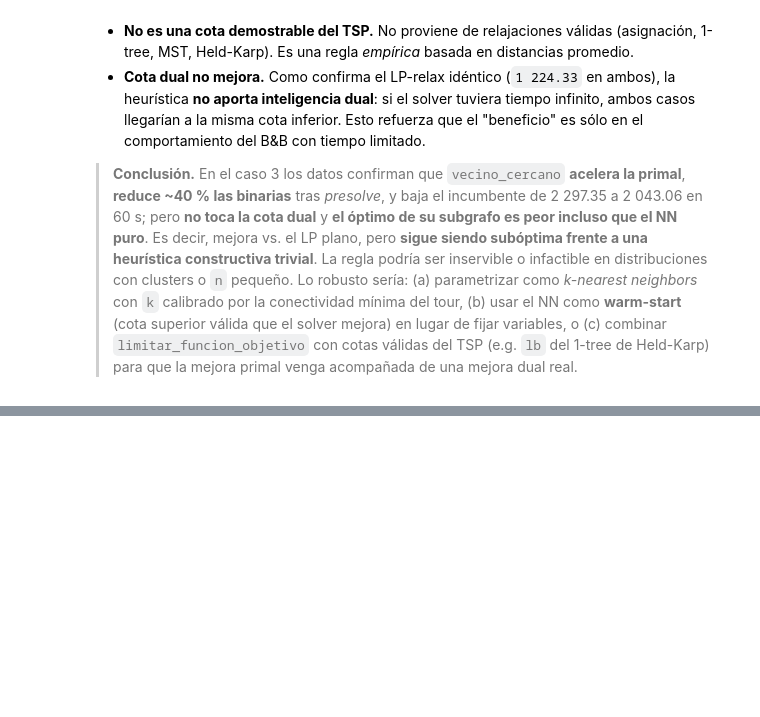
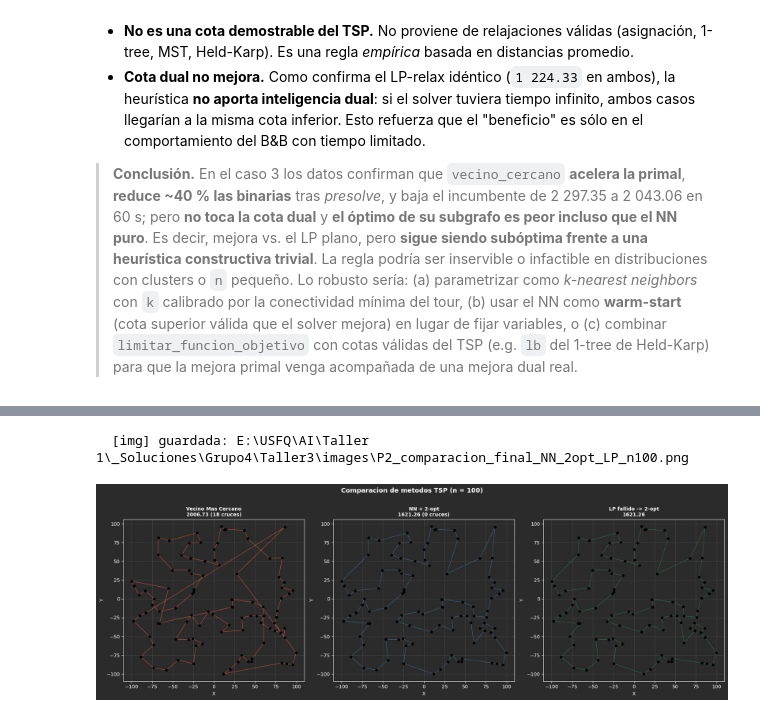
Before and after one commit to Borreguin/USFQ-Wshop, a Jupyter notebook: _Soluciones/Grupo4/Taller3/P2_TSP/P2.ipynb, the cells around one changed output, grey strips where cells are left out. Cells and saved outputs as stored; diff of their text form; code cells hidden in the pictures; blank space fills up the shorter version.

```diff
--- a/_Soluciones/Grupo4/Taller3/P2_TSP/P2.ipynb
+++ b/_Soluciones/Grupo4/Taller3/P2_TSP/P2.ipynb
@@ -707,0 +1302,23 @@ plotear_ruta(res_d_con['ciudades'], res_d_con['distancias'], res_d_con['ruta_nn'
+# %%
+# ── Comparacion visual final ──
+fig, axes = plt.subplots(1, 3, figsize=(18, 6))
+
+tours = [
+    (ruta_nn,              f'Vecino Mas Cercano\n{dist_nn:.2f} ({cruces_nn} cruces)',     'tomato'),
+    (ruta_fi,              f'NN + 2-opt\n{dist_fi:.2f} ({cruces_fi} cruces)',             'steelblue'),
+    (res_ws['ruta_lp2'],
+     (f"LP + 2-opt post\n{res_ws['dist_lp2']:.2f}"
+      if res_ws['lp_encontro_incumbente']
+      else f"LP fallido -> 2-opt\n{res_ws['dist_lp2']:.2f}"),
+     'seagreen'),
+]
+for ax, (ruta, titulo, color) in zip(axes, tours):
+    _plot_tour(ax, ciudades, ruta, titulo, color=color)
+
+plt.suptitle('Comparacion de metodos TSP (n = 100)', fontsize=13, fontweight='bold', y=1.01)
+plt.tight_layout()
+guardar_fig('P2_comparacion_final_NN_2opt_LP_n100')
+plt.show()
+# %% [output]
+  [img] guardada: E:\USFQ\AI\Taller 1\_Soluciones\Grupo4\Taller3\images\P2_comparacion_final_NN_2opt_LP_n100.png
+[figure, added]
```
Also changed, not shown: parts of 30 cells of this notebook, 15 other files.
